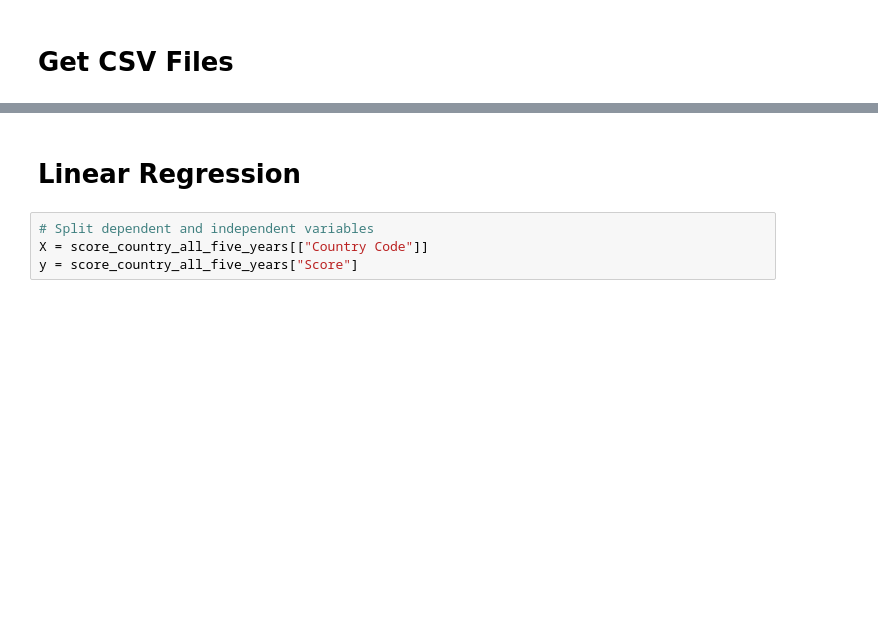
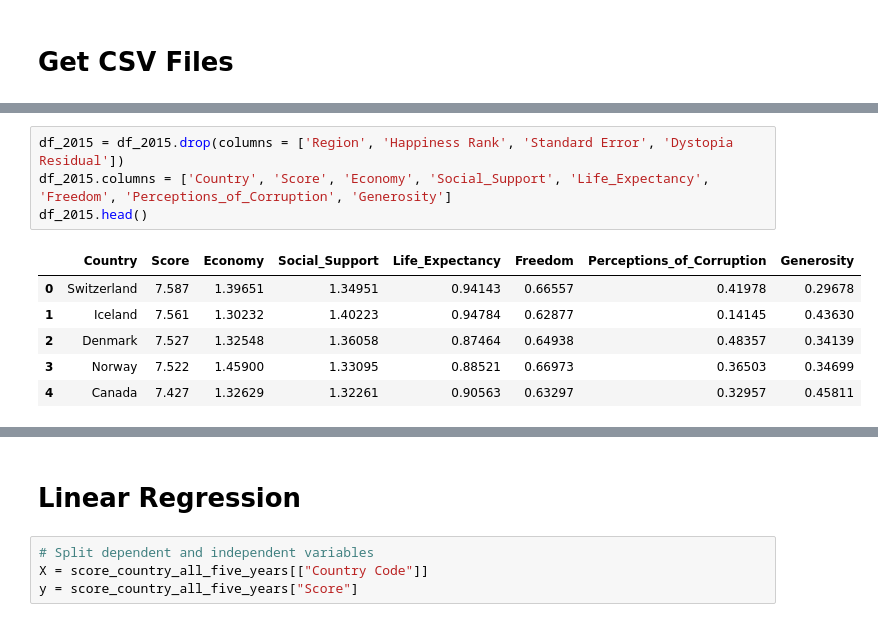
Before and after one commit to vyu821/world-happiness-analysis, a Jupyter notebook: happiness_machine_learning_model.ipynb, the cells around one changed output, grey strips where cells are left out. Drawn from its saved outputs; the diff is of its cells as text; blank space fills up the shorter version.

Commit message:
changed all columns for each year's data to match, same name and order

```diff
--- a/happiness_machine_learning_model.ipynb
+++ b/happiness_machine_learning_model.ipynb
@@ -403,0 +103,11 @@ score_country_all_five_years.head()
+# %%
+df_2015 = df_2015.drop(columns = ['Region', 'Happiness Rank', 'Standard Error', 'Dystopia Residual'])
+df_2015.columns = ['Country', 'Score', 'Economy', 'Social_Support', 'Life_Expectancy', 'Freedom', 'Perceptions_of_Corruption', 'Generosity']
+df_2015.head()
+# %% [output]
+|  | Country | Score | Economy | Social_Support | Life_Expectancy | Freedom | Perceptions_of_Corruption | Generosity |
+| 0 | Switzerland | 7.587 | 1.39651 | 1.34951 | 0.94143 | 0.66557 | 0.41978 | 0.29678 |
+| 1 | Iceland | 7.561 | 1.30232 | 1.40223 | 0.94784 | 0.62877 | 0.14145 | 0.43630 |
+| 2 | Denmark | 7.527 | 1.32548 | 1.36058 | 0.87464 | 0.64938 | 0.48357 | 0.34139 |
+| 3 | Norway | 7.522 | 1.45900 | 1.33095 | 0.88521 | 0.66973 | 0.36503 | 0.34699 |
+| 4 | Canada | 7.427 | 1.32629 | 1.32261 | 0.90563 | 0.63297 | 0.32957 | 0.45811 |
```
Also changed, not shown: parts of 50 cells of this notebook.
